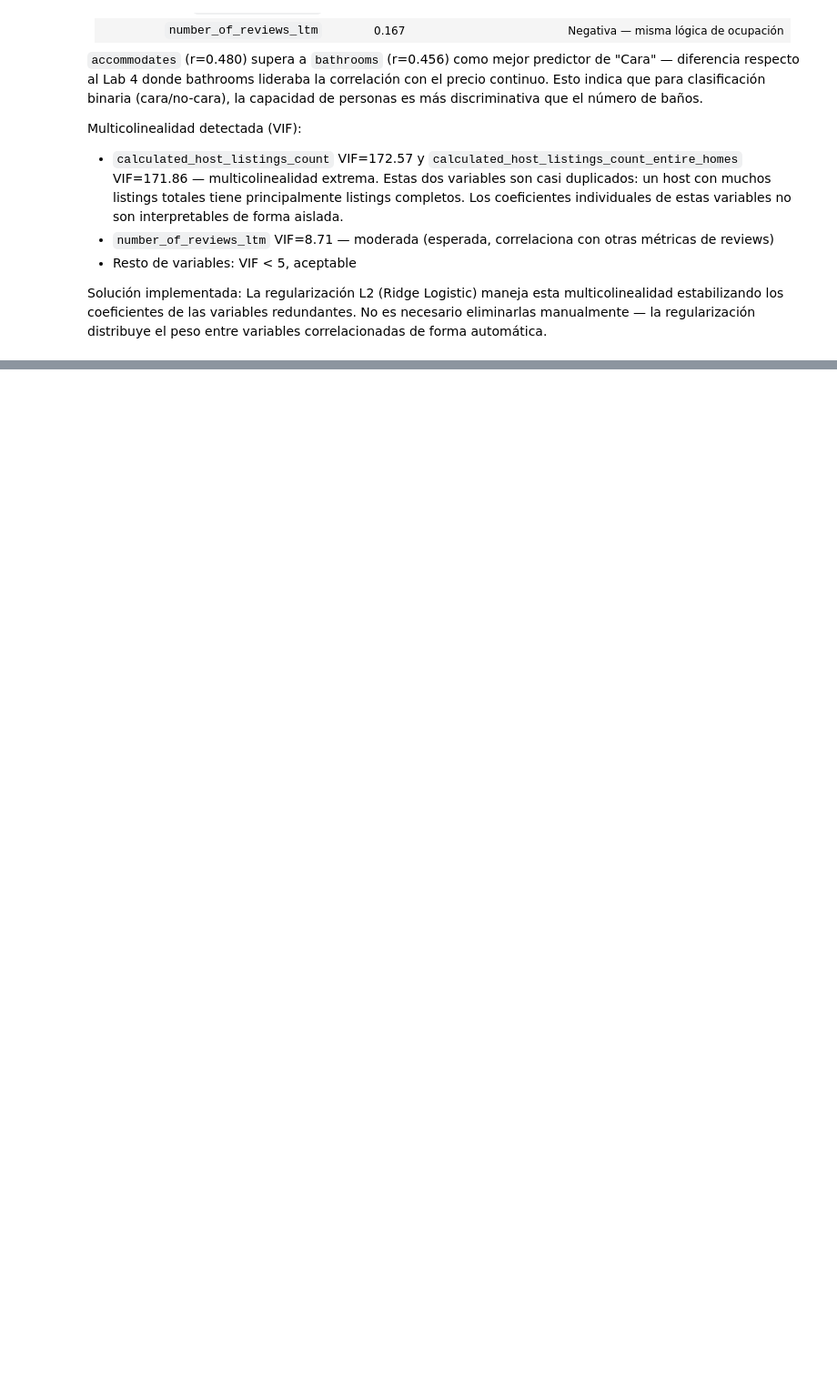
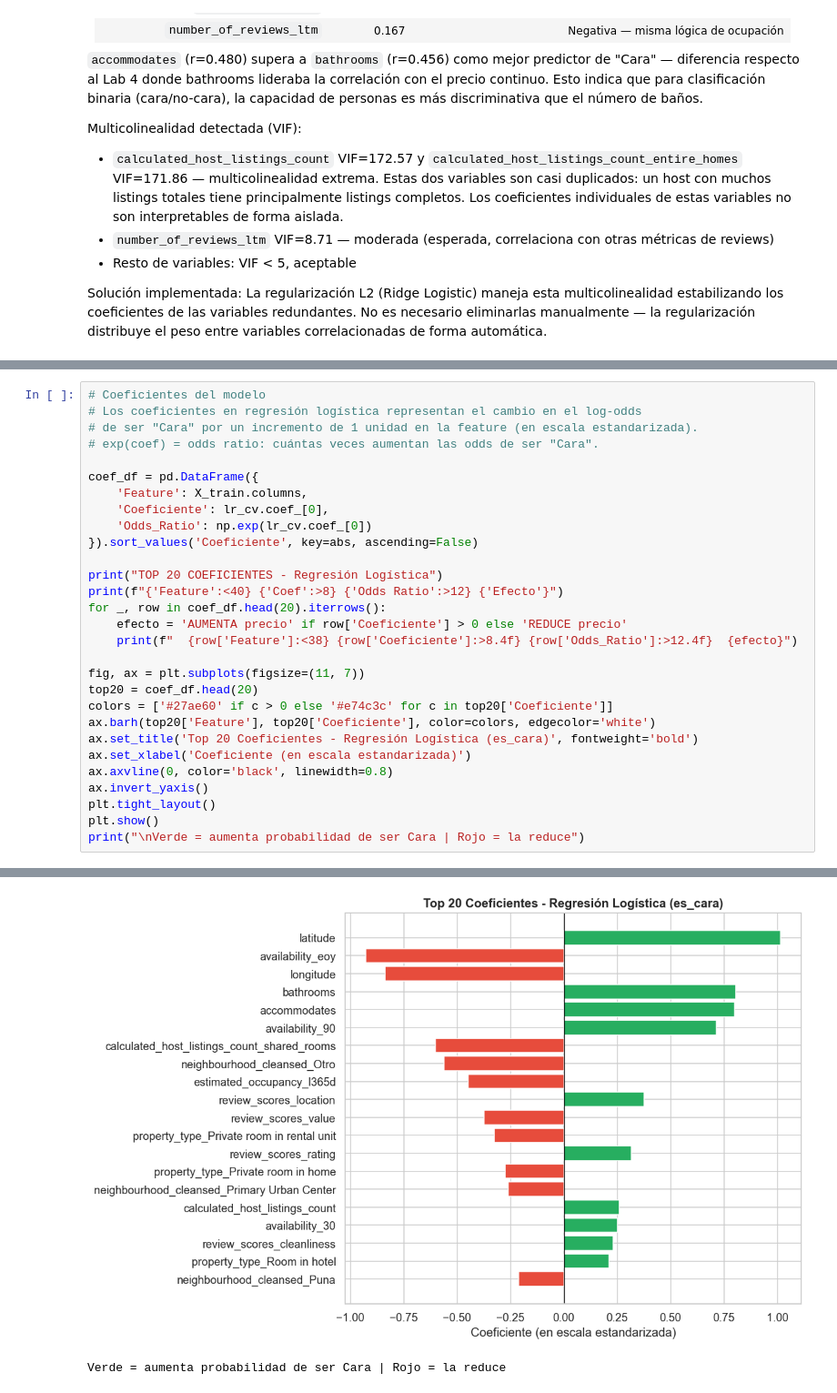
Before and after one commit to Branuvg/lab4_mineria, a Jupyter notebook: lab7.ipynb, the cells around one changed output, grey strips where cells are left out. Shown at 91% size. Saved outputs shown, nothing was run; the diff lists cells and outputs as text; blank space fills up the shorter version.

Commit message:
Actividad 3 – Modelo de Regresión Logística

```diff
--- a/lab7.ipynb
+++ b/lab7.ipynb
@@ -312,0 +365,30 @@ Solución implementada: La regularización L2 (Ridge Logistic) maneja esta multi
+# %%
+# Coeficientes del modelo
+# Los coeficientes en regresión logística representan el cambio en el log-odds
+# de ser "Cara" por un incremento de 1 unidad en la feature (en escala estandarizada).
+# exp(coef) = odds ratio: cuántas veces aumentan las odds de ser "Cara".
+
+coef_df = pd.DataFrame({
+    'Feature': X_train.columns,
+    'Coeficiente': lr_cv.coef_[0],
+    'Odds_Ratio': np.exp(lr_cv.coef_[0])
+}).sort_values('Coeficiente', key=abs, ascending=False)
+
+print("TOP 20 COEFICIENTES - Regresión Logística")
+print(f"{'Feature':<40} {'Coef':>8} {'Odds Ratio':>12} {'Efecto'}")
+for _, row in coef_df.head(20).iterrows():
+    efecto = 'AUMENTA precio' if row['Coeficiente'] > 0 else 'REDUCE precio'
+    print(f"  {row['Feature']:<38} {row['Coeficiente']:>8.4f} {row['Odds_Ratio']:>12.4f}  {efecto}")
+
+fig, ax = plt.subplots(figsize=(11, 7))
+top20 = coef_df.head(20)
+colors = ['#27ae60' if c > 0 else '#e74c3c' for c in top20['Coeficiente']]
+ax.barh(top20['Feature'], top20['Coeficiente'], color=colors, edgecolor='white')
+ax.set_title('Top 20 Coeficientes - Regresión Logística (es_cara)', fontweight='bold')
+ax.set_xlabel('Coeficiente (en escala estandarizada)')
+ax.axvline(0, color='black', linewidth=0.8)
+ax.invert_yaxis()
+plt.tight_layout()
+plt.show()
+print("\nVerde = aumenta probabilidad de ser Cara | Rojo = la reduce")
+# %% [output]
@@ -312,0 +412,2 @@ Solución implementada: La regularización L2 (Ridge Logistic) maneja esta multi
+[figure, added]
+Verde = aumenta probabilidad de ser Cara | Rojo = la reduce
```
Also changed, not shown: parts of 4 cells of this notebook.
